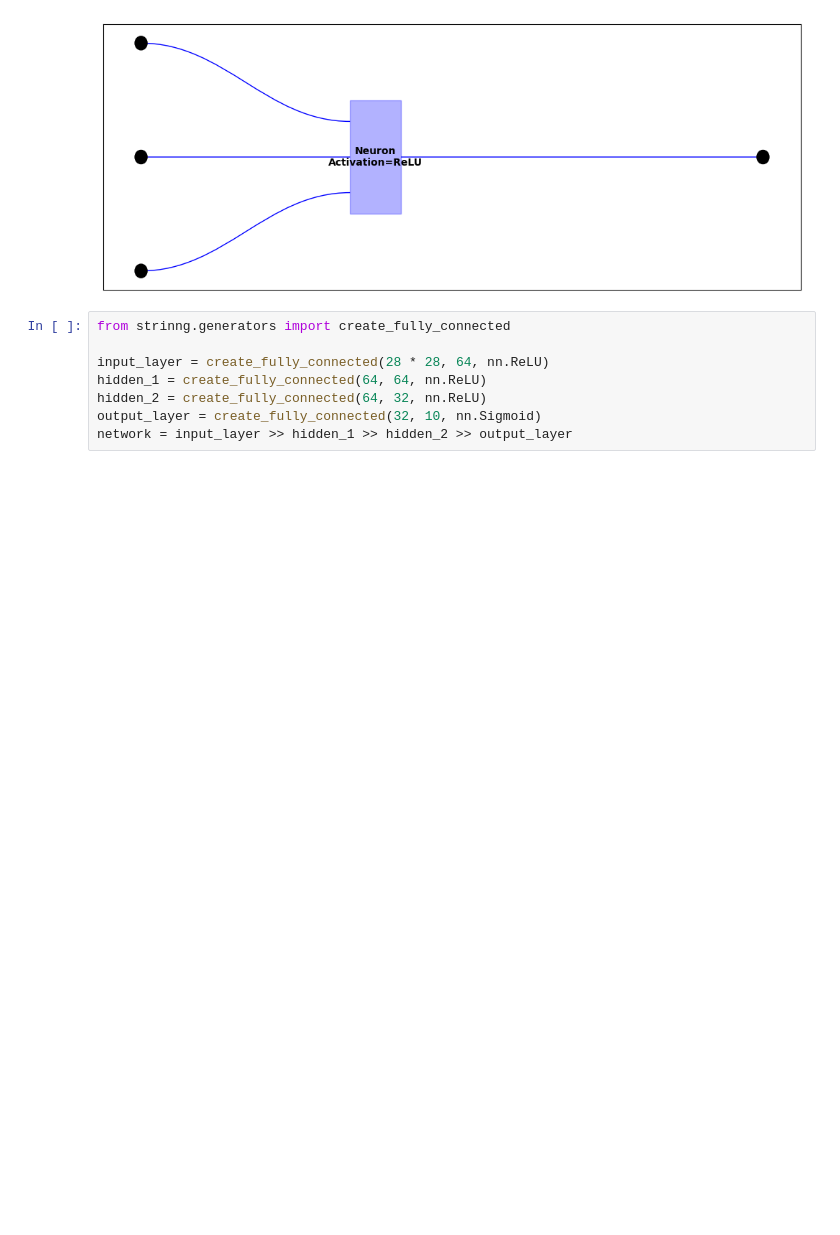
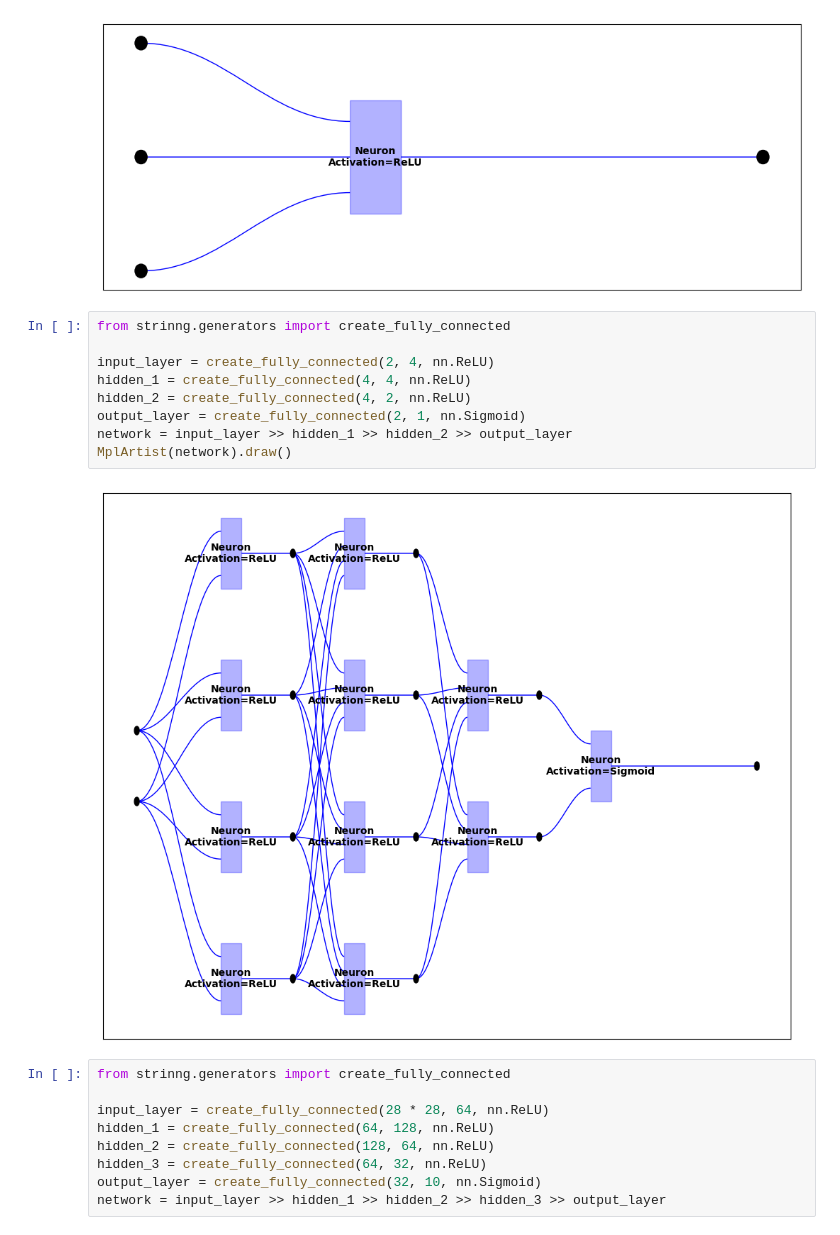
Before and after one commit to alexkoziell/StriNNg, a Jupyter notebook: strinng/prototyping.ipynb, the cells around one changed output. Drawn from its saved outputs; the diff is of its cells as text; blank space fills up the shorter version.

```diff
--- a/strinng/prototyping.ipynb
+++ b/strinng/prototyping.ipynb
@@ -39,11 +39,23 @@ neuron = create_neuron(3, nn.ReLU)
 MplArtist(neuron).draw(figsize=(10, 4))
 # %% [output]
 [figure]
+# %%
+from strinng.generators import create_fully_connected
+
+input_layer = create_fully_connected(2, 4, nn.ReLU)
+hidden_1 = create_fully_connected(4, 4, nn.ReLU)
+hidden_2 = create_fully_connected(4, 2, nn.ReLU)
+output_layer = create_fully_connected(2, 1, nn.Sigmoid)
+network = input_layer >> hidden_1 >> hidden_2 >> output_layer
+MplArtist(network).draw()
+# %% [output]
+[figure, added]
 # %%
 from strinng.generators import create_fully_connected
 
 input_layer = create_fully_connected(28 * 28, 64, nn.ReLU)
-hidden_1 = create_fully_connected(64, 64, nn.ReLU)
-hidden_2 = create_fully_connected(64, 32, nn.ReLU)
+hidden_1 = create_fully_connected(64, 128, nn.ReLU)
+hidden_2 = create_fully_connected(128, 64, nn.ReLU)
+hidden_3 = create_fully_connected(64, 32, nn.ReLU)
 output_layer = create_fully_connected(32, 10, nn.Sigmoid)
-network = input_layer >> hidden_1 >> hidden_2 >> output_layer
+network = input_layer >> hidden_1 >> hidden_2 >> hidden_3 >> output_layer
```
Also changed, not shown: parts of 9 cells of this notebook, 1 other file.
